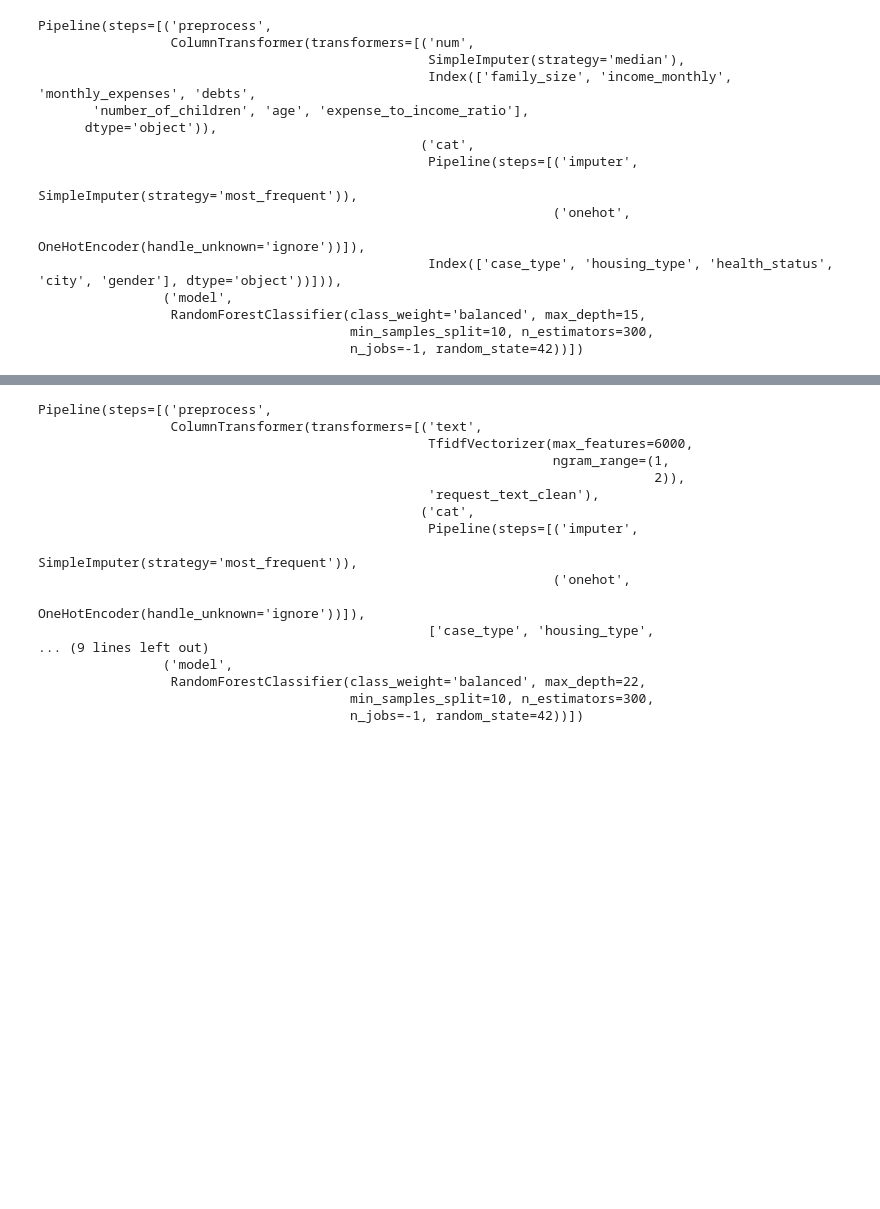
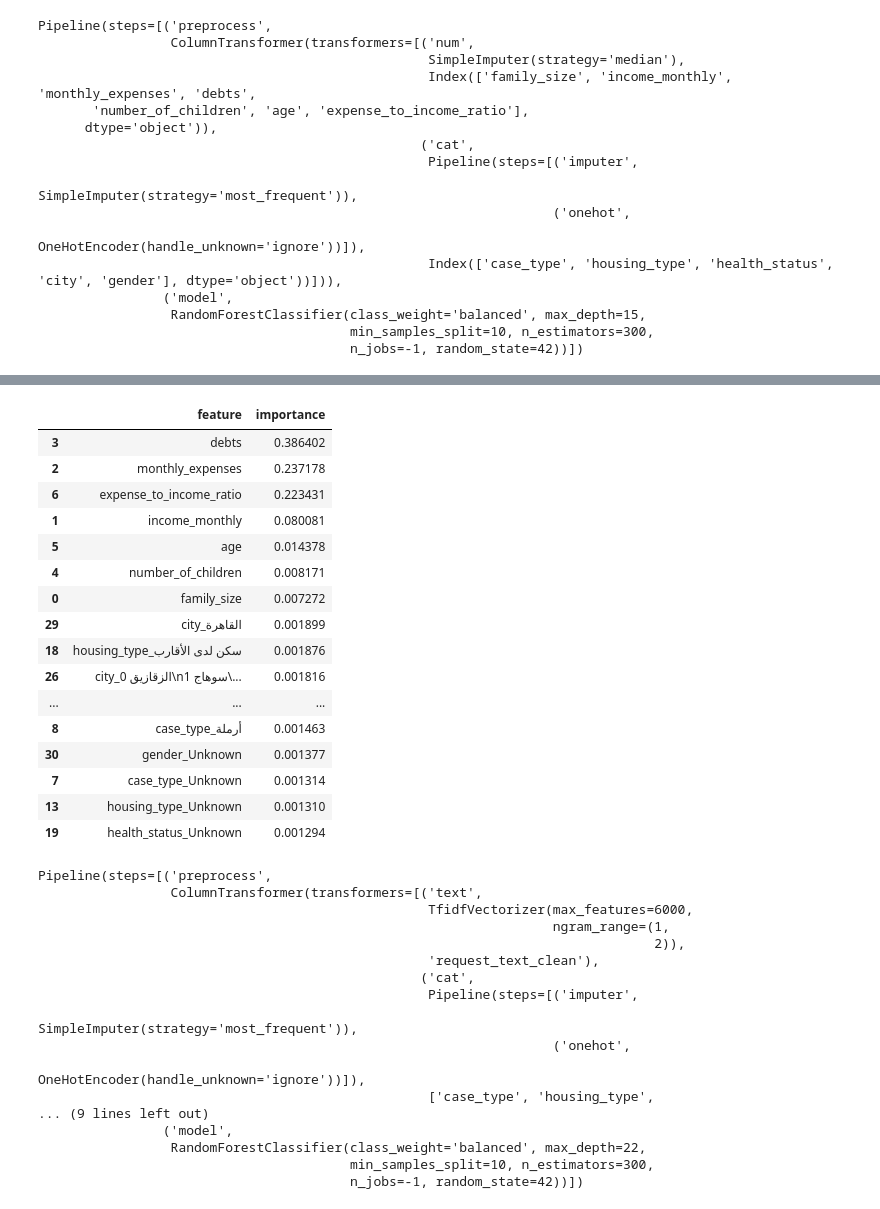
Before and after one commit to HazemmoAlsady/AWN_Graduation_Project, a Jupyter notebook: Hazem's edits/Final_models.ipynb, the cells around one changed output, grey strips where cells are left out. Saved outputs shown, nothing was run; the diff lists cells and outputs as text; code cells hidden in the pictures; blank space fills up the shorter version.

```diff
--- a/Hazem's edits/Final_models.ipynb
+++ b/Hazem's edits/Final_models.ipynb
@@ -96,3 +189,35 @@ Pipeline(steps=[('preprocess',
+# %%
+rf = need_level_model.named_steps["model"]
+
+importances = rf.feature_importances_
+
+pd.DataFrame({
+    "feature": num_cols.tolist() +
+               list(need_level_model.named_steps[
+                   "preprocess"
+               ].transformers_[1][1]
+               .named_steps["onehot"]
+               .get_feature_names_out(cat_cols)),
+    "importance": importances
+}).sort_values("importance", ascending=False)
+# %% [output]
+|  | feature | importance |
+| 3 | debts | 0.386402 |
+| 2 | monthly_expenses | 0.237178 |
+| 6 | expense_to_income_ratio | 0.223431 |
+| 1 | income_monthly | 0.080081 |
+| 5 | age | 0.014378 |
+| 4 | number_of_children | 0.008171 |
+| 0 | family_size | 0.007272 |
+| 29 | city_القاهرة | 0.001899 |
+| 18 | housing_type_سكن لدى الأقارب | 0.001876 |
+| 26 | city_0 الزقازيق\n1 سوهاج\... | 0.001816 |
+| ... | ... | ... |
+| 8 | case_type_أرملة | 0.001463 |
+| 30 | gender_Unknown | 0.001377 |
+| 7 | case_type_Unknown | 0.001314 |
+| 13 | housing_type_Unknown | 0.001310 |
+| 19 | health_status_Unknown | 0.001294 |
 # %%
 df2 = df.copy()
 df2 = df2[
```
Also changed, not shown: parts of 4 cells of this notebook.
